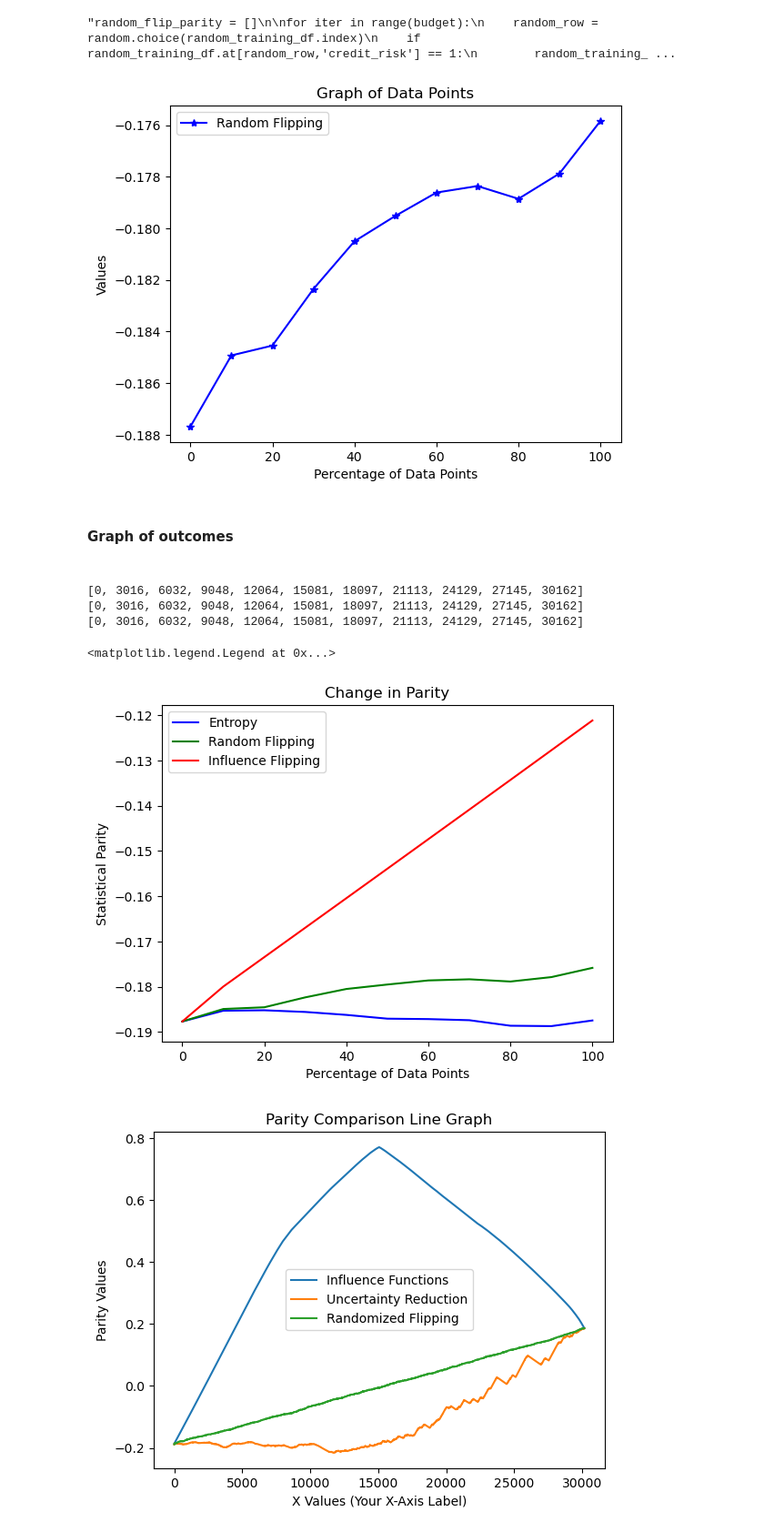
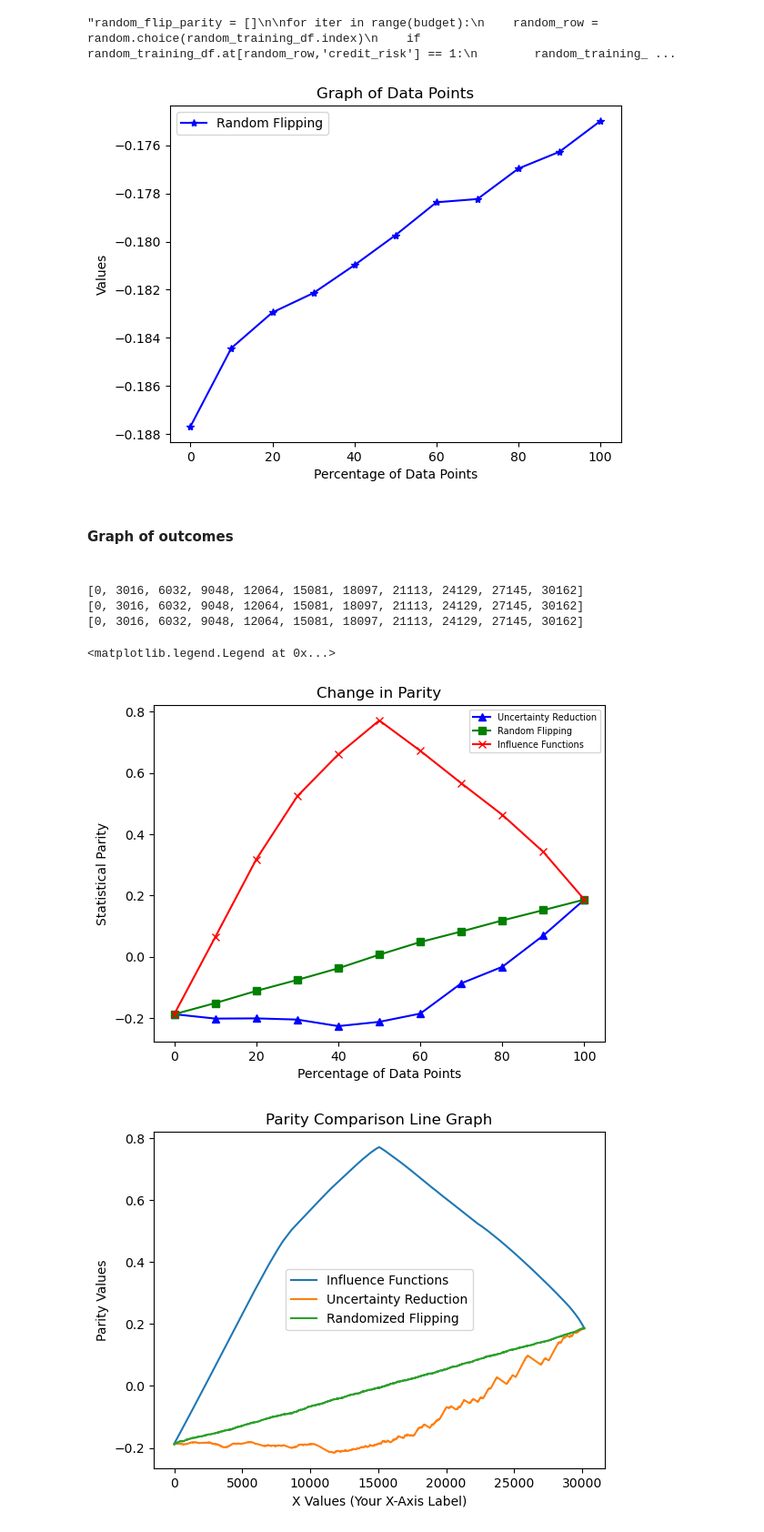
Before and after one commit to s-thandri/labelflipping, a Jupyter notebook: influence_functions/adult_influence 1.ipynb, the cells around one changed output. Shown at 91% size. Cells and saved outputs as stored; diff of their text form; code cells hidden in the pictures.

```diff
--- a/influence_functions/adult_influence 1.ipynb
+++ b/influence_functions/adult_influence 1.ipynb
@@ -389,7 +392,7 @@ sorted_list = sorted(combined_list, key = lambda x: x[0], reverse=True)
 sorted_ent_list, sorted_index_list = zip(*sorted_list)
 entropy_end = time.time() - entropy_start
 # %%
-entropy_train_df['PINCP'] = entropy_train_df['PINCP'].astype('int')
+entropy_train_df['income'] = entropy_train_df['income'].astype('int')
 # %%
 ranked_ent_list = list(sorted_ent_list)
 ranked_idx_list = list(sorted_index_list)
@@ -406,14 +409,14 @@ row_num = 0
 #Loop through and flip based on the entropy values
 for row in range(len(sorted_index_list)):
     row_num = ranked_idx_list[row]
-    if entropy_train_df.at[row_num,'PINCP'] == 0:
-        entropy_train_df.at[row_num,'PINCP'] = 1
+    if entropy_train_df.at[row_num,'income'] == 0:
+        entropy_train_df.at[row_num,'income'] = 1
         ranked_ent_pred = lr_model(entropy_train_df, X_test, clf)
         ranked_ent_parity = computeFairness(ranked_ent_pred, X_test_orig, y_test, 0, dataset)
         ranked_ent_parity_list.append(ranked_ent_parity)
 
-    elif entropy_train_df.at[row_num,'PINCP'] == 1:
-        entropy_train_df.at[row_num,'PINCP'] = 0
+    elif entropy_train_df.at[row_num,'income'] == 1:
+        entropy_train_df.at[row_num,'income'] = 0
         ranked_ent_pred = lr_model(entropy_train_df, X_test, clf)
         ranked_ent_parity = computeFairness(ranked_ent_pred, X_test_orig, y_test, 0, dataset)
         ranked_ent_parity_list.append(ranked_ent_parity)
@@ -518,7 +521,7 @@ plt.legend()
 # Show the plot
 plt.show()
 # %% [output]
-[figure, old version]
+[figure, new version]
 # %% [markdown]
 <h4>Graph of outcomes<h4>
 # %%
@@ -558,41 +561,41 @@ values_random = []
 values_influence = []
 #values_iterative.append(spd_0)
 values_entropy.append(spd_0)
 #values_meu.append(spd_0)
 values_random.append(spd_0)
 values_influence.append(spd_0)
 for index in range(1, len(indices) + 1):
     #values_iterative.append(ranked_greedy_parity_list[index * 80 - 1])
-    values_entropy.append(ranked_ent_parity_list[index * 3770 - 1])
+    values_entropy.append(ranked_ent_parity_list[index * 3016 - 1])
     #values_meu.append(meu_ranked_parity_list[index * 80 - 1])
-    values_random.append(random_flip_parity[index * 3770 - 1])
-    values_influence.append(flip_parity_abs[index * 3770 - 1])
+    values_random.append(random_flip_parity[index * 3016 - 1])
+    values_influence.append(flip_parity_abs[index * 3016 - 1])
 
 
 
 # Plot the values
 # plt.plot(values_iterative, label='Iterative Flipping', color='Orange')
 # plt.plot(values_entropy, label='Entropy', color='Blue')
 # plt.plot(values_meu, label='MEU', color='Yellow')
 # plt.plot(values_random, label='Random Flipping', color='Green')
 # plt.plot( values_influence, label='Influence Flipping', color='Red')
 #plt.plot([0, 10,20, 30, 40, 50, 60, 70, 80, 90, 100], values_iterative, label='Iterative Flipping', color='Orange')
-plt.plot([0, 10,20, 30, 40, 50, 60, 70, 80, 90, 100], values_entropy, label='Entropy', color='Blue')
+plt.plot([0, 10,20, 30, 40, 50, 60, 70, 80, 90, 100], values_entropy, label='Uncertainty Reduction', color='Blue', marker='^')
 #plt.plot([0, 10,20, 30, 40, 50, 60, 70, 80, 90, 100], values_meu, label='MEU', color='Yellow')
-plt.plot([0, 10,20, 30, 40, 50, 60, 70, 80, 90, 100], values_random, label='Random Flipping', color='Green')
-plt.plot([0, 10,20, 30, 40, 50, 60, 70, 80, 90, 100], values_influence, label='Influence Flipping', color='Red')
+plt.plot([0, 10,20, 30, 40, 50, 60, 70, 80, 90, 100], values_random, label='Random Flipping', color='Green', marker='s')
+plt.plot([0, 10,20, 30, 40, 50, 60, 70, 80, 90, 100], values_influence, label='Influence Functions', color='Red', marker='x')
 
 # Add labels and legend
 plt.xlabel('Percentage of Data Points')
 plt.ylabel('Statistical Parity')
 plt.title('Change in Parity')
-plt.legend()
+plt.legend(loc = 'upper right', fontsize='7')
 # %% [output]
 [0, 3016, 6032, 9048, 12064, 15081, 18097, 21113, 24129, 27145, 30162]
 [0, 3016, 6032, 9048, 12064, 15081, 18097, 21113, 24129, 27145, 30162]
 [0, 3016, 6032, 9048, 12064, 15081, 18097, 21113, 24129, 27145, 30162]
 <matplotlib.legend.Legend at 0x...>
-[figure, old version]
+[figure, new version]
 # %%
 x_values = range(len(random_flip_parity))
 plt.plot(x_values, flip_parity_abs, label='Influence Functions')
```
Also changed, not shown: parts of 7 cells of this notebook.
